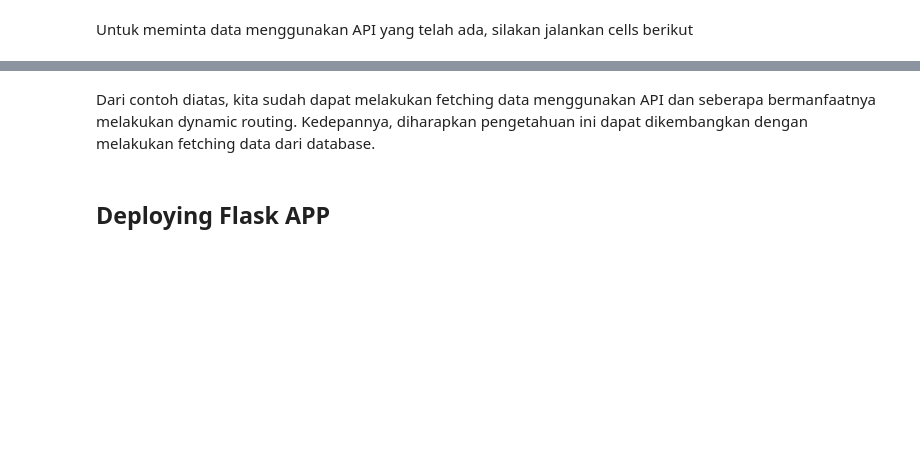
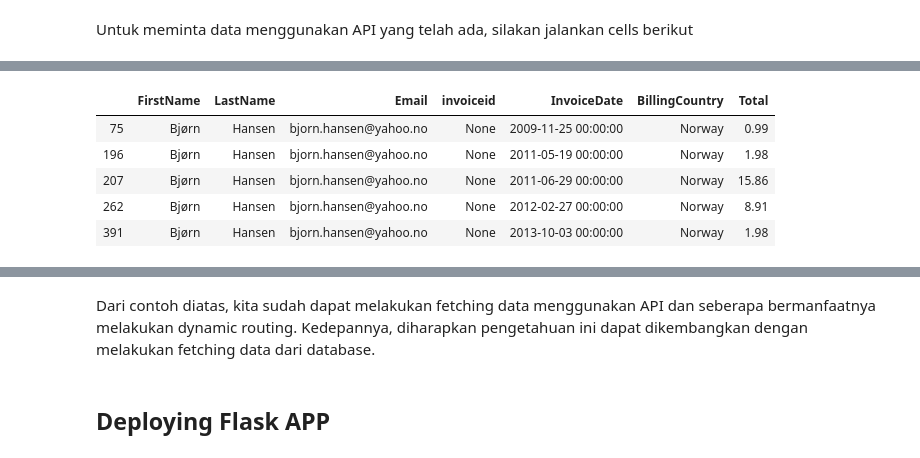
Before and after one commit to leonardyhh/Python_capstone_project, a Jupyter notebook: Capstone Guideline.ipynb, the cells around one changed output, grey strips where cells are left out. Saved outputs shown, nothing was run; the diff lists cells and outputs as text; code cells hidden in the pictures; blank space fills up the shorter version.

```diff
--- a/Capstone Guideline.ipynb
+++ b/Capstone Guideline.ipynb
@@ -262,0 +322,12 @@ r_pd.tail()
+# %%
+url4 = 'http://localhost:5000/data/get/email/chinook.db/bjorn.hansen@yahoo.no'
+r = requests.get(url4)
+r_pd = pd.DataFrame(r.json())
+r_pd.tail()
+# %% [output]
+|  | FirstName | LastName | Email | invoiceid | InvoiceDate | BillingCountry | Total |
+| 75 | Bjørn | Hansen | bjorn.hansen@yahoo.no | None | 2009-11-25 00:00:00 | Norway | 0.99 |
+| 196 | Bjørn | Hansen | bjorn.hansen@yahoo.no | None | 2011-05-19 00:00:00 | Norway | 1.98 |
+| 207 | Bjørn | Hansen | bjorn.hansen@yahoo.no | None | 2011-06-29 00:00:00 | Norway | 15.86 |
+| 262 | Bjørn | Hansen | bjorn.hansen@yahoo.no | None | 2012-02-27 00:00:00 | Norway | 8.91 |
+| 391 | Bjørn | Hansen | bjorn.hansen@yahoo.no | None | 2013-10-03 00:00:00 | Norway | 1.98 |
```
Also changed, not shown: parts of 10 cells of this notebook, 2 other files.
